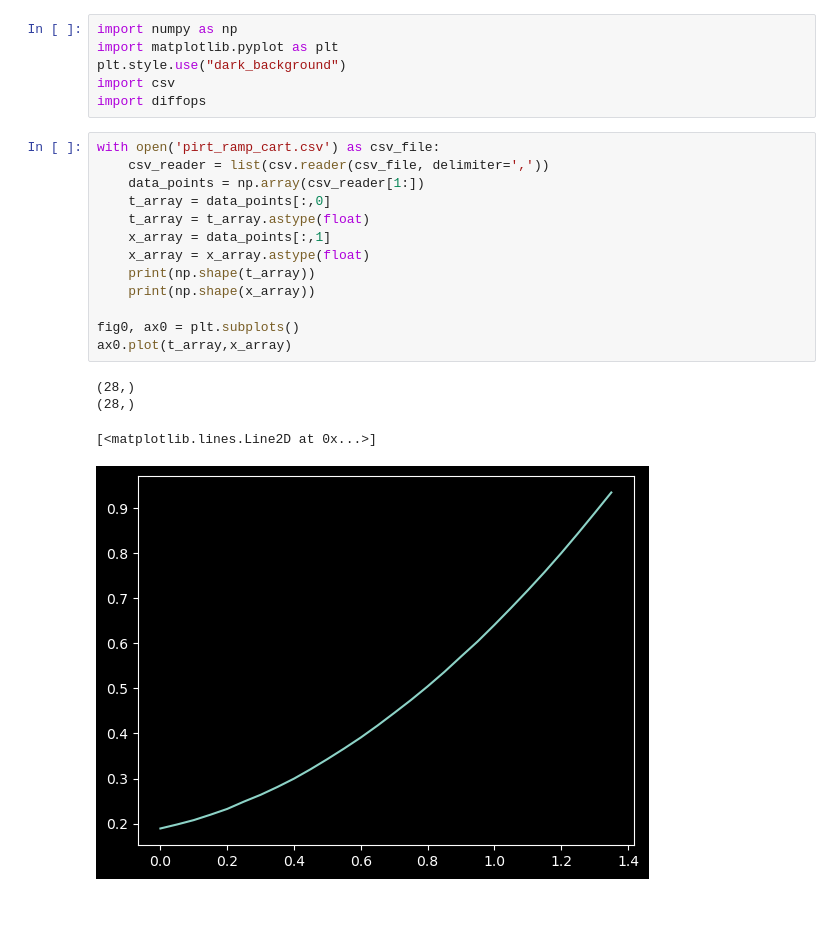
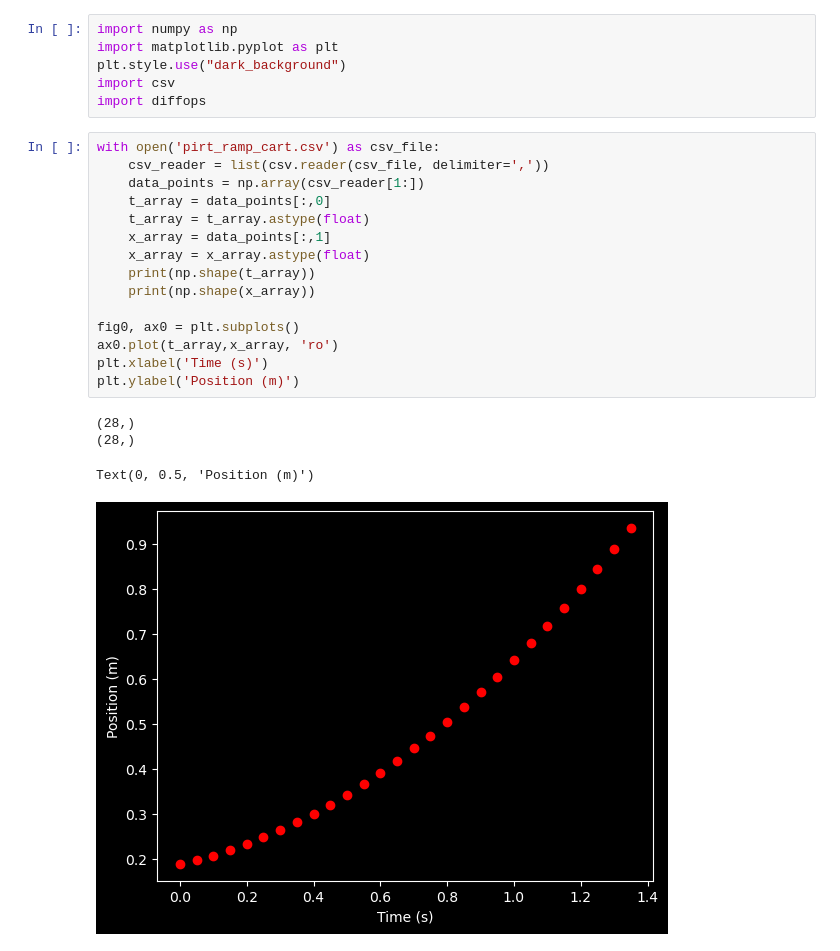
Before and after one commit to orbeckstASU/physic-labs-pyscript, a Jupyter notebook: work-angel/gdx_collector/import_demo.ipynb, the cells around one changed output. Saved outputs shown, nothing was run; the diff lists cells and outputs as text; blank space fills up the shorter version.

```diff
--- a/work-angel/gdx_collector/import_demo.ipynb
+++ b/work-angel/gdx_collector/import_demo.ipynb
@@ -7,21 +7,23 @@ import diffops
 # %%
 with open('pirt_ramp_cart.csv') as csv_file:
     csv_reader = list(csv.reader(csv_file, delimiter=','))
     data_points = np.array(csv_reader[1:])
     t_array = data_points[:,0]
     t_array = t_array.astype(float)
     x_array = data_points[:,1]
     x_array = x_array.astype(float)
     print(np.shape(t_array))
     print(np.shape(x_array))
 
 fig0, ax0 = plt.subplots()
-ax0.plot(t_array,x_array)
+ax0.plot(t_array,x_array, 'ro')
+plt.xlabel('Time (s)')
+plt.ylabel('Position (m)')
 # %% [output]
 (28,)
 (28,)
-[<matplotlib.lines.Line2D at 0x...>]
+Text(0, 0.5, 'Position (m)')
-[figure, old version]
+[figure, new version]
 # %%
 dt = t_array[1] - t_array[0]
 v_array = np.gradient(x_array, dt)
```
Also changed, not shown: parts of 2 cells of this notebook.
